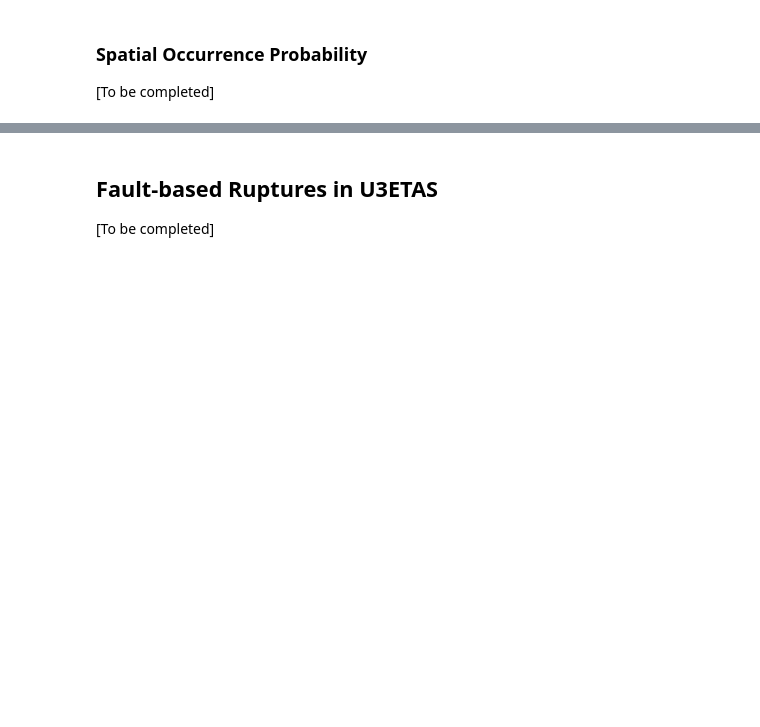
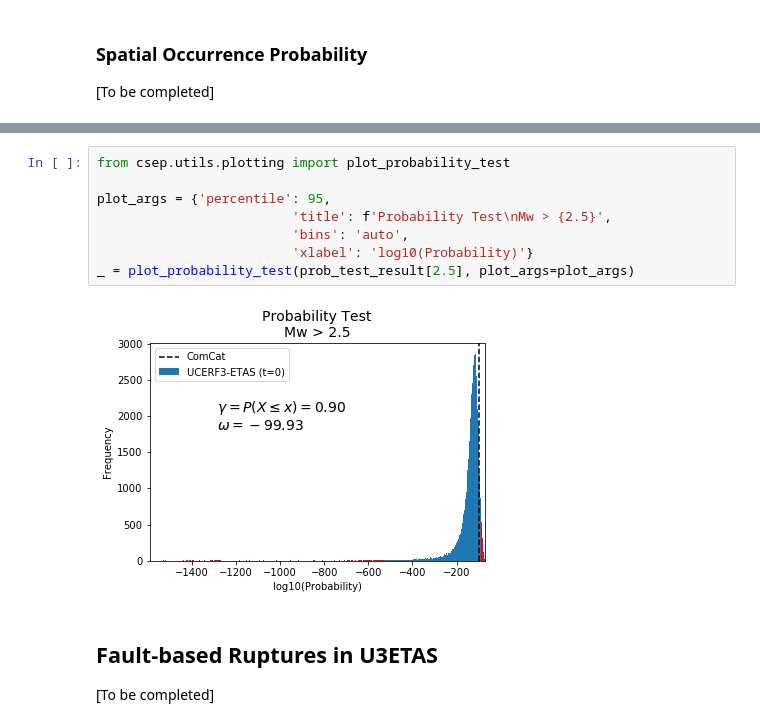
Before and after one commit to cseptesting/ridgecrest_evaluation_bssa, a Jupyter notebook: notebooks/understanding_catalog_based_evaluations.ipynb, the cells around one changed output, grey strips where cells are left out. Cells and saved outputs as stored; diff of their text form; blank space fills up the shorter version.

```diff
--- a/notebooks/understanding_catalog_based_evaluations.ipynb
+++ b/notebooks/understanding_catalog_based_evaluations.ipynb
@@ -855,3 +1023,13 @@ The figure second from the top shows the currently proposed Spatial Test metric.
+# %%
+from csep.utils.plotting import plot_probability_test
+
+plot_args = {'percentile': 95,
+                         'title': f'Probability Test\nMw > {2.5}',
+                         'bins': 'auto',
+                         'xlabel': 'log10(Probability)'}
+_ = plot_probability_test(prob_test_result[2.5], plot_args=plot_args)
+# %% [output]
+[figure, added]
 # %% [markdown]
 ## Fault-based Ruptures in U3ETAS
 
```
Also changed, not shown: parts of 26 cells of this notebook.
